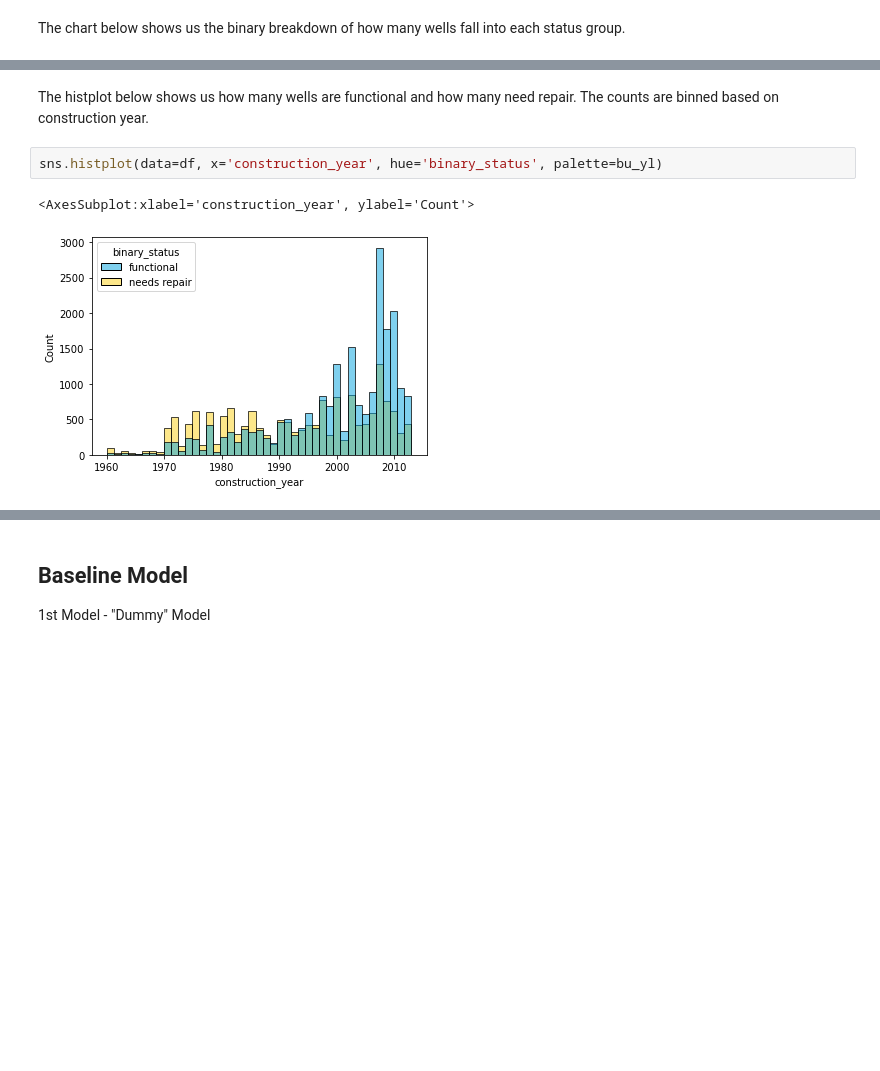
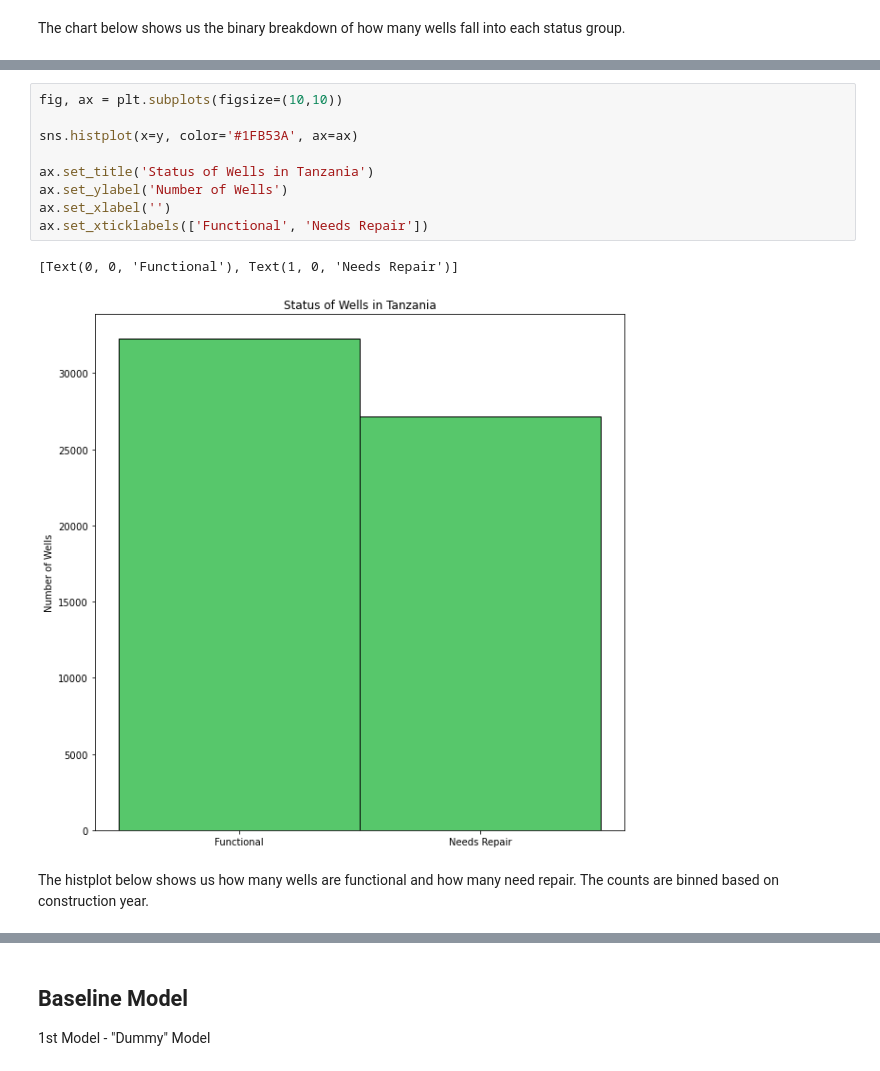
Before and after one commit to fetterollie/Tanzanian-Water-Wells, a Jupyter notebook: main/index.ipynb, the cells around one changed output, grey strips where cells are left out. Drawn from its saved outputs; the diff is of its cells as text; blank space fills up the shorter version.

```diff
--- a/main/index.ipynb
+++ b/main/index.ipynb
@@ -696,7 +714,14 @@ sns.histplot(x=y, color='#1FB53A')
+# %%
+fig, ax = plt.subplots(figsize=(10,10))
+
+sns.histplot(x=y, color='#1FB53A', ax=ax)
+
+ax.set_title('Status of Wells in Tanzania')
+ax.set_ylabel('Number of Wells')
+ax.set_xlabel('')
+ax.set_xticklabels(['Functional', 'Needs Repair'])
+# %% [output]
+[Text(0, 0, 'Functional'), Text(1, 0, 'Needs Repair')]
+[figure, added]
 # %% [markdown]
 The histplot below shows us how many wells are functional and how many need repair. The counts are binned based on construction year.
-# %%
-sns.histplot(data=df, x='construction_year', hue='binary_status', palette=bu_yl)
-# %% [output]
-<AxesSubplot:xlabel='construction_year', ylabel='Count'>
-[figure, removed]
```
Also changed, not shown: parts of 42 cells of this notebook.
